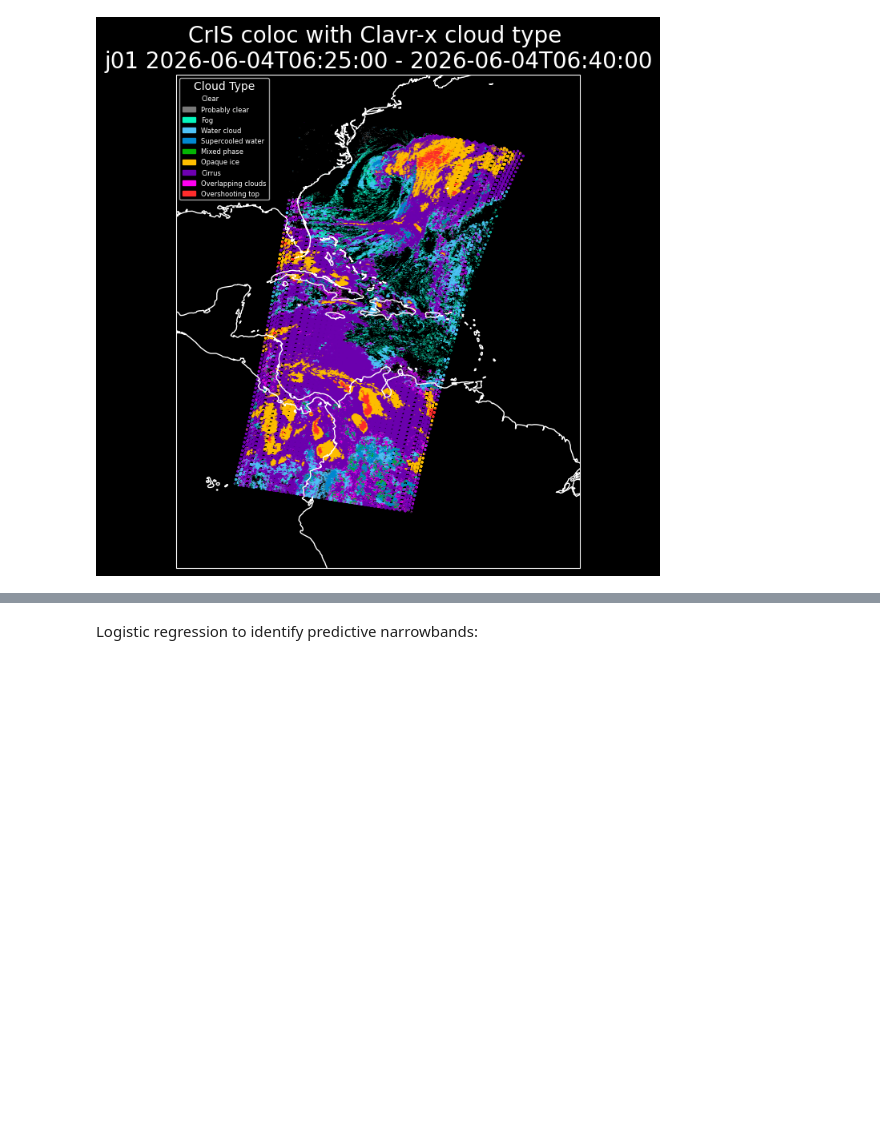
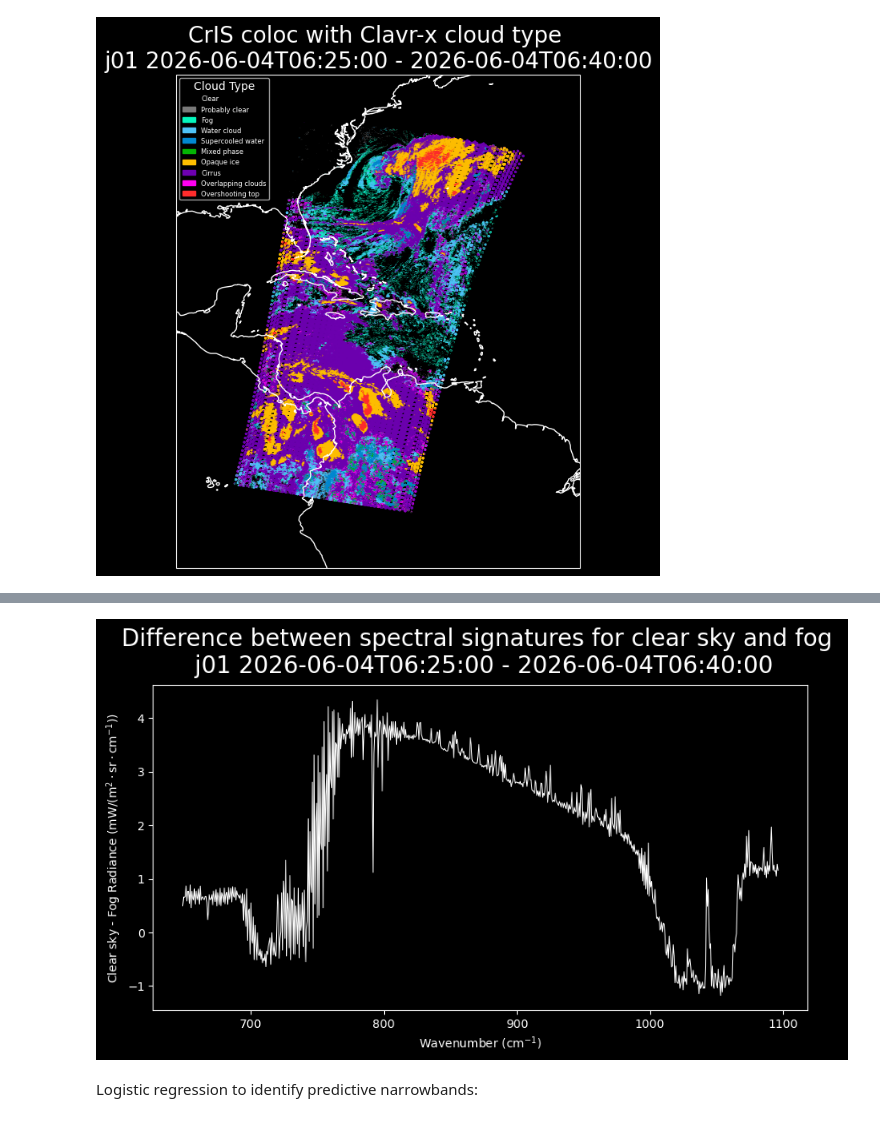
Before and after one commit to jesseturner/spectral_analysis, a Jupyter notebook: notebook_cris.ipynb, the cells around one changed output, grey strips where cells are left out. Cells and saved outputs as stored; diff of their text form; code cells hidden in the pictures; blank space fills up the shorter version.

```diff
--- a/notebook_cris.ipynb
+++ b/notebook_cris.ipynb
@@ -494,3 +508,28 @@ plt.show()
+# %%
+clear = cloud_radiance_table.iloc[0]['avg_radiances']
+fog = cloud_radiance_table.iloc[2]['avg_radiances']
+clear_minus_fog = np.array(clear) - np.array(fog)
+# %%
+plt.style.use('dark_background')
+fig, ax = plt.subplots(figsize=(10, 5))
+ax.set_facecolor('black')
+
+plt.plot(x, clear_minus_fog,
+        color="white",
+        linewidth=0.72)
+
+
+ax.set_xlabel("Wavenumber (cm$^{-1}$)")
+ax.set_ylabel(r'Clear sky - Fog Radiance $\mathrm{(mW / (m^2 \cdot sr \cdot cm^{-1}))}$')
+
+plot_title = f"Difference between spectral signatures for clear sky and fog \n {description}"
+ax.set_title(plot_title, fontsize=20, pad=10)
+
+plt.savefig(f"plots/{today_date_str}_clear_minus_fog.png",
+            dpi=600, bbox_inches='tight')
+plt.show()
+# %% [output]
+[figure, added]
 # %% [markdown]
 Logistic regression to identify predictive narrowbands:
 # %%
```
Also changed, not shown: parts of 7 cells of this notebook.
